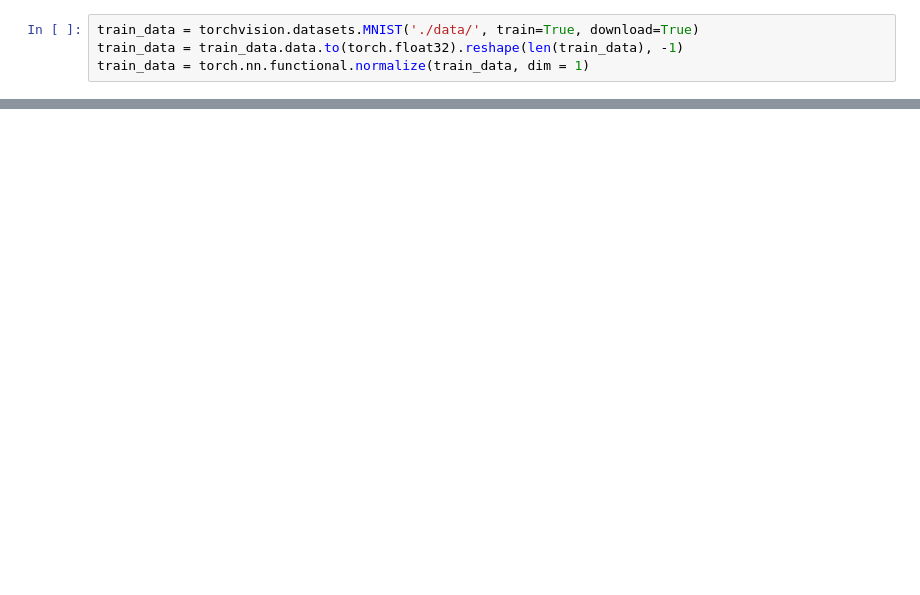
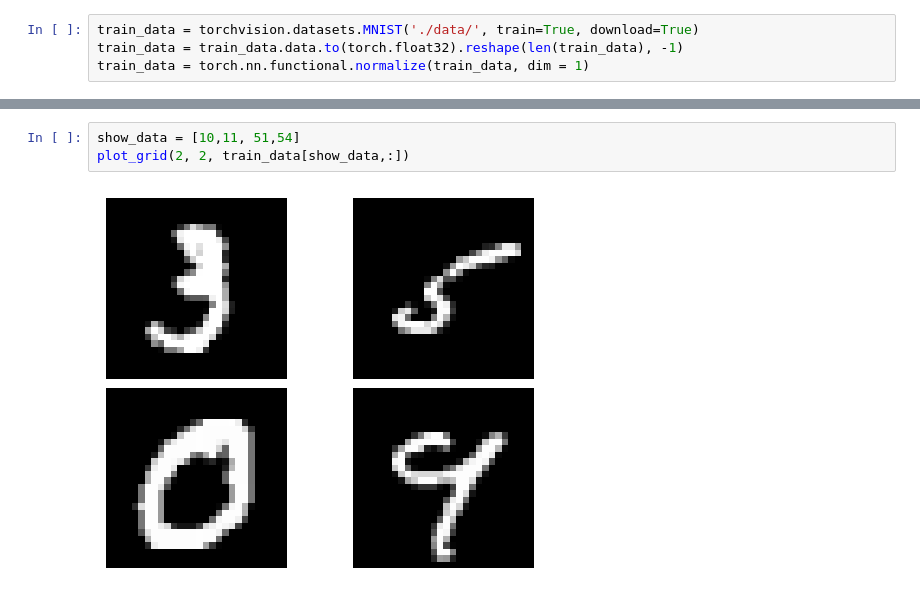
Before and after one commit to chinsengi/score_RNN, a Jupyter notebook: invm.ipynb, the cells around one changed output, grey strips where cells are left out. Drawn from its saved outputs; the diff is of its cells as text; blank space fills up the shorter version.

```diff
--- a/invm.ipynb
+++ b/invm.ipynb
@@ -83,0 +104,5 @@ train_data = torch.nn.functional.normalize(train_data, dim = 1)
+# %%
+show_data = [10,11, 51,54]
+plot_grid(2, 2, train_data[show_data,:])
+# %% [output]
+[figure, added]
```
Also changed, not shown: parts of 3 cells of this notebook.
